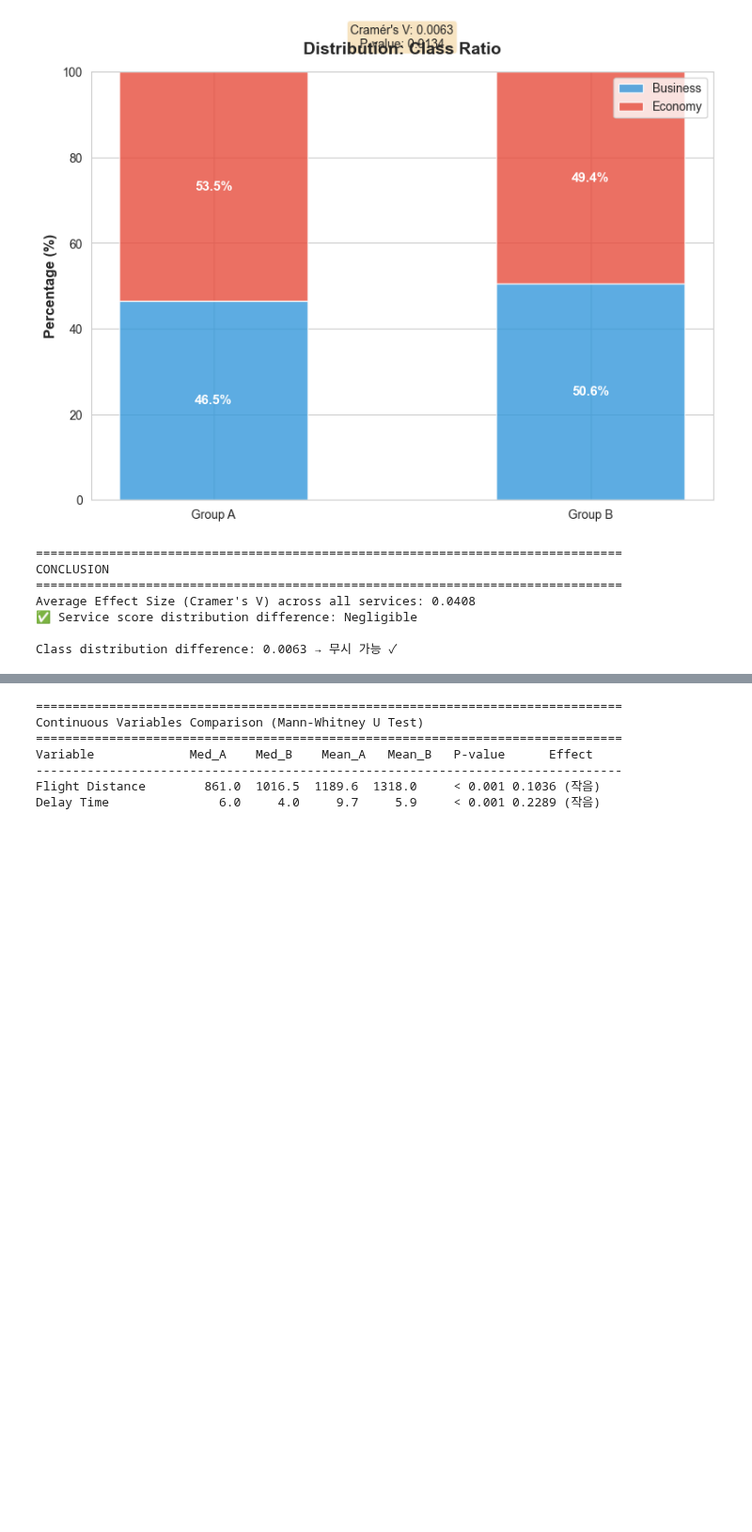
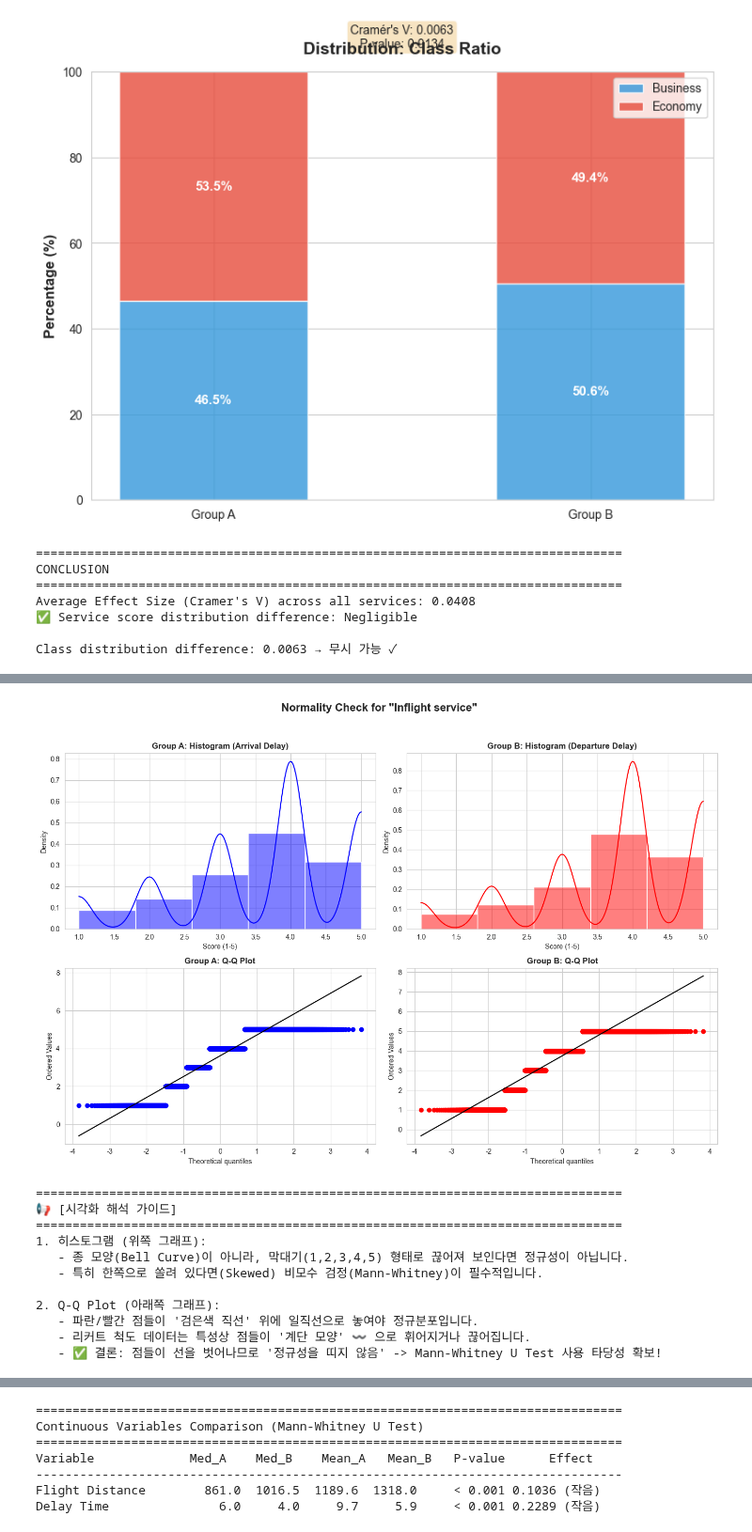
Before and after one commit to MJU-SDA7-2025/Airline-Passenger-Satisfaction, a Jupyter notebook: docs/delay.ipynb, the cells around one changed output, grey strips where cells are left out. Shown at 94% size. Saved outputs shown, nothing was run; the diff lists cells and outputs as text; code cells hidden in the pictures; blank space fills up the shorter version.

```diff
--- a/docs/delay.ipynb
+++ b/docs/delay.ipynb
@@ -544,0 +652,66 @@ Class distribution difference: 0.0063 → 무시 가능 ✓
+# %%
+import scipy.stats as stats
+import seaborn as sns # 시각화를 예쁘게 하기 위해 seaborn 사용 권장
+
+# ============================================================
+# 0. Normality Visual Check (정규성 시각화)
+# ============================================================
+# 분석하고 싶은 대표 변수 선택 (예: 가장 효과 크기가 컸던 항목)
+target_var = 'Inflight service'
+
+# 데이터 준비
+data_A_viz = group_A[target_var].dropna()
+data_B_viz = group_B[target_var].dropna()
+
+# 캔버스 설정 (2행 2열)
+fig, axes = plt.subplots(2, 2, figsize=(14, 10))
+fig.suptitle(f'Normality Check for "{target_var}"', fontsize=16, fontweight='bold')
+
+# [1-1] Group A Histogram & KDE
+sns.histplot(data_A_viz, kde=True, ax=axes[0, 0], color='blue', bins=5, stat='density')
+axes[0, 0].set_title(f'Group A: Histogram (Arrival Delay)', fontweight='bold')
+axes[0, 0].set_xlabel('Score (1-5)')
+
+# [1-2] Group B Histogram & KDE
+sns.histplot(data_B_viz, kde=True, ax=axes[0, 1], color='red', bins=5, stat='density')
+axes[0, 1].set_title(f'Group B: Histogram (Departure Delay)', fontweight='bold')
+axes[0, 1].set_xlabel('Score (1-5)')
+
+# [2-1] Group A Q-Q Plot
+stats.probplot(data_A_viz, dist="norm", plot=axes[1, 0])
+axes[1, 0].set_title('Group A: Q-Q Plot', fontweight='bold')
+axes[1, 0].get_lines()[0].set_color('blue') # 점 색상
+axes[1, 0].get_lines()[1].set_color('black') # 선 색상
+
+# [2-2] Group B Q-Q Plot
+stats.probplot(data_B_viz, dist="norm", plot=axes[1, 1])
+axes[1, 1].set_title('Group B: Q-Q Plot', fontweight='bold')
+axes[1, 1].get_lines()[0].set_color('red')
+axes[1, 1].get_lines()[1].set_color('black')
+
+plt.tight_layout(rect=[0, 0.03, 1, 0.95]) # 제목 공간 확보
+plt.show()
+
+print("\n" + "="*80)
+print("📢 [시각화 해석 가이드]")
+print("="*80)
+print("1. 히스토그램 (위쪽 그래프):")
+print("   - 종 모양(Bell Curve)이 아니라, 막대기(1,2,3,4,5) 형태로 끊어져 보인다면 정규성이 아닙니다.")
+print("   - 특히 한쪽으로 쏠려 있다면(Skewed) 비모수 검정(Mann-Whitney)이 필수적입니다.")
+print("\n2. Q-Q Plot (아래쪽 그래프):")
+print("   - 파란/빨간 점들이 '검은색 직선' 위에 일직선으로 놓여야 정규분포입니다.")
+print("   - 리커트 척도 데이터는 특성상 점들이 '계단 모양' 〰️ 으로 휘어지거나 끊어집니다.")
+print("   - ✅ 결론: 점들이 선을 벗어나므로 '정규성을 띠지 않음' -> Mann-Whitney U Test 사용 타당성 확보!")
+# %% [output]
+[figure, added]
+================================================================================
+📢 [시각화 해석 가이드]
+================================================================================
+1. 히스토그램 (위쪽 그래프):
+   - 종 모양(Bell Curve)이 아니라, 막대기(1,2,3,4,5) 형태로 끊어져 보인다면 정규성이 아닙니다.
+   - 특히 한쪽으로 쏠려 있다면(Skewed) 비모수 검정(Mann-Whitney)이 필수적입니다.
+
+2. Q-Q Plot (아래쪽 그래프):
+   - 파란/빨간 점들이 '검은색 직선' 위에 일직선으로 놓여야 정규분포입니다.
+   - 리커트 척도 데이터는 특성상 점들이 '계단 모양' 〰️ 으로 휘어지거나 끊어집니다.
+   - ✅ 결론: 점들이 선을 벗어나므로 '정규성을 띠지 않음' -> Mann-Whitney U Test 사용 타당성 확보!
```
Also changed, not shown: parts of 4 cells of this notebook, 4 other files.
